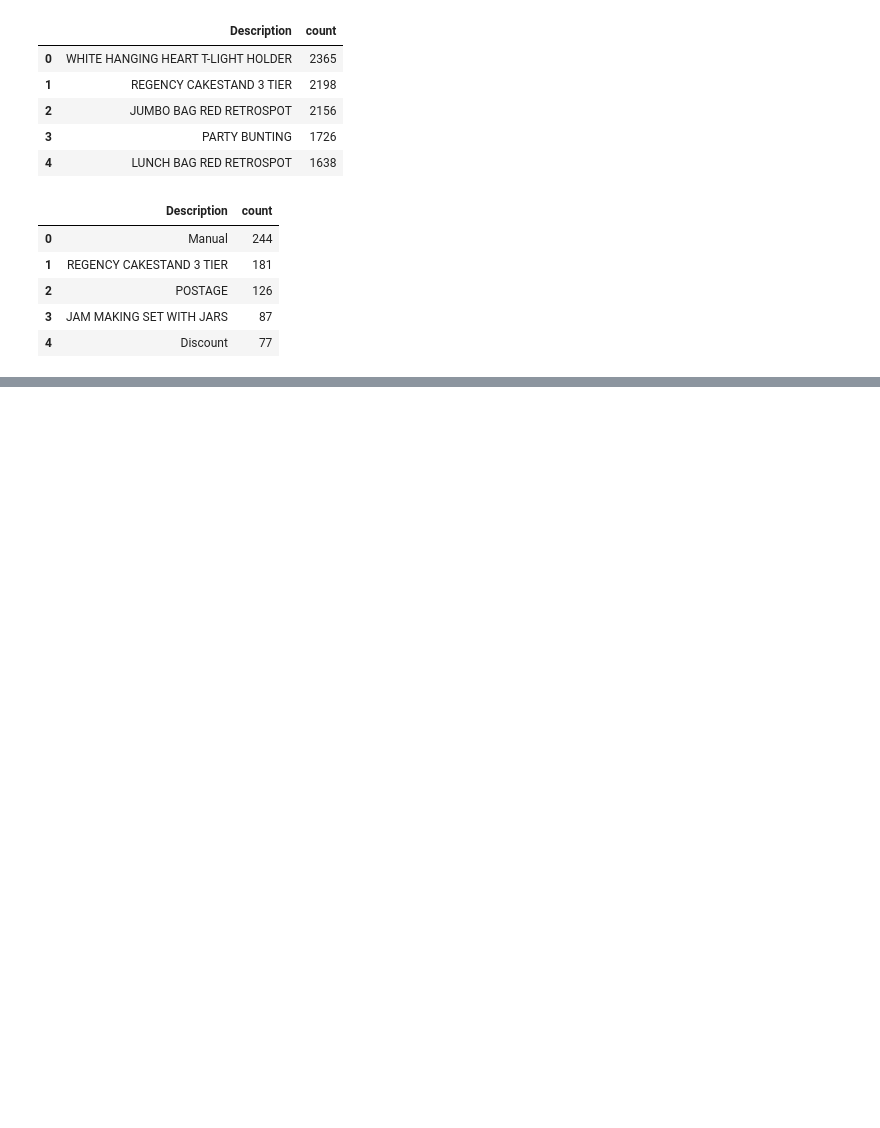
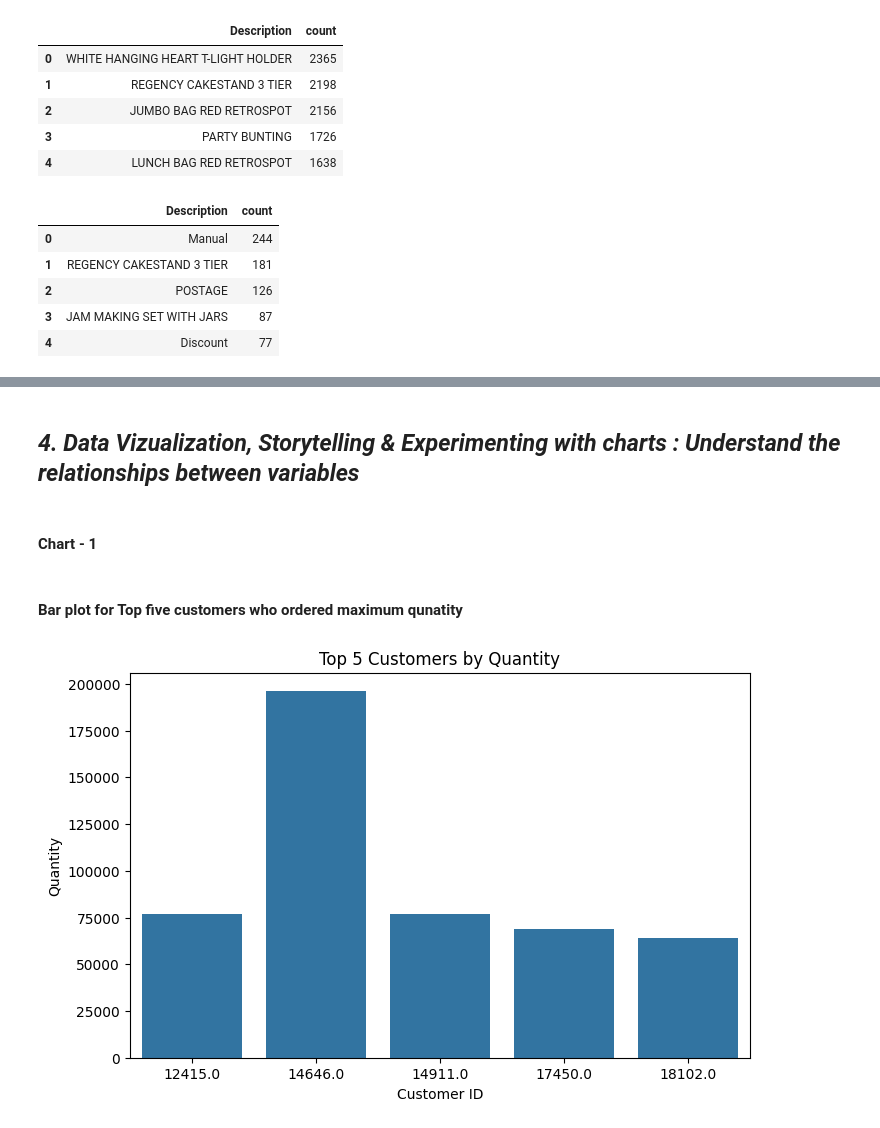
Before and after one commit to Madhukargoud2197/Myntra_Online_Retail_Segmentation_Project, a Jupyter notebook: Myntra_Online_Retail_Customer_Segmentation_Project.ipynb, the cells around one changed output, grey strips where cells are left out. Cells and saved outputs as stored; diff of their text form; code cells hidden in the pictures; blank space fills up the shorter version.

```diff
--- a/Myntra_Online_Retail_Customer_Segmentation_Project.ipynb
+++ b/Myntra_Online_Retail_Customer_Segmentation_Project.ipynb
@@ -605,0 +619,10 @@ Cancelled_count.head()
+# %%
+# Now Lets convert the Invoice date column into a datetime format
+df['InvoiceDate'] = pd.to_datetime(df['InvoiceDate'], format='%Y-%m-%d %H:%M:%S')
+# %%
+# Lets Create new columns for day, month, year and time
+df['Day'] = df['InvoiceDate'].dt.day_name()
+df['Month'] = df['InvoiceDate'].dt.month_name()
+df['Year'] = df['InvoiceDate'].dt.year
+df['Time'] = df['InvoiceDate'].dt.time
+df['Hour'] = df['InvoiceDate'].dt.hour
@@ -605,0 +710,17 @@ Cancelled_count.head()
+# %% [markdown]
+## ***4. Data Vizualization, Storytelling & Experimenting with charts : Understand the relationships between variables***
+# %% [markdown]
+#### Chart - 1
+# %% [markdown]
+#### Bar plot for Top five customers who ordered maximum qunatity
+# %%
+Top_customers = df.groupby(['CustomerID'])['Quantity'].sum().reset_index().sort_values('Quantity', ascending=False)
+
+# Creating a bar plot
+sns.barplot(x='CustomerID', y='Quantity', data=Top_customers.head(5))
+plt.xlabel('Customer ID')
+plt.ylabel('Quantity')
+plt.title('Top 5 Customers by Quantity')
+plt.show()
+# %% [output]
+[figure, added]
```
Also changed, not shown: parts of 29 cells of this notebook.
